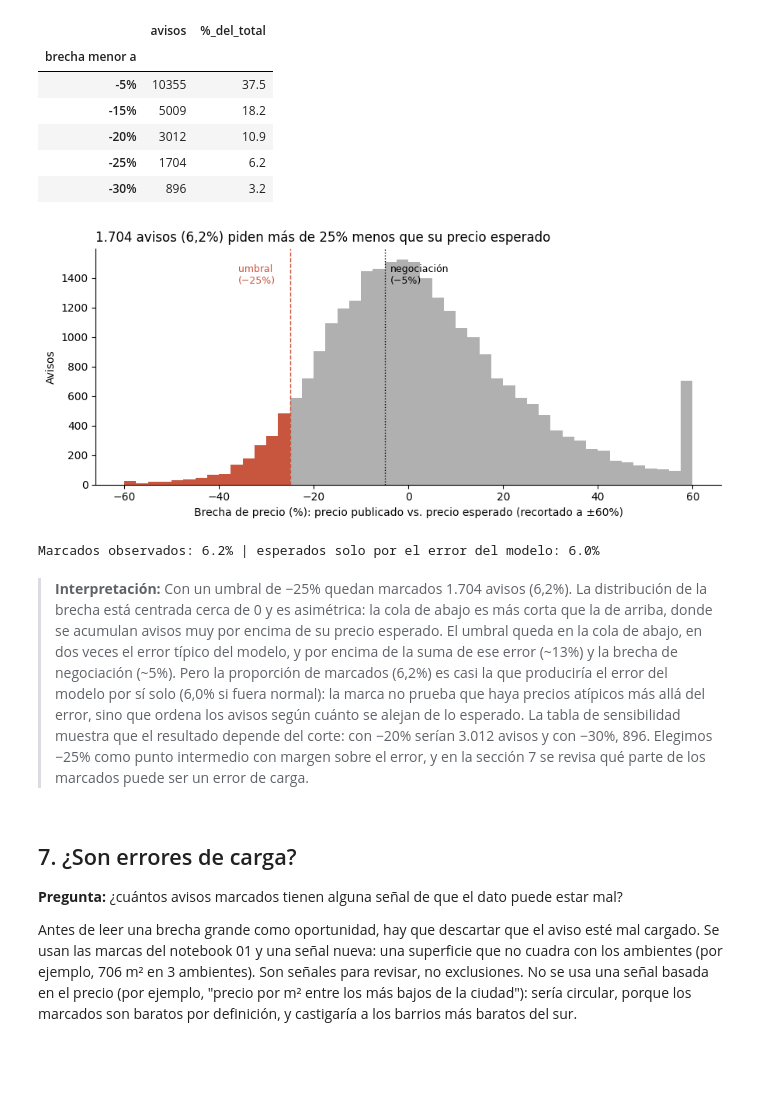
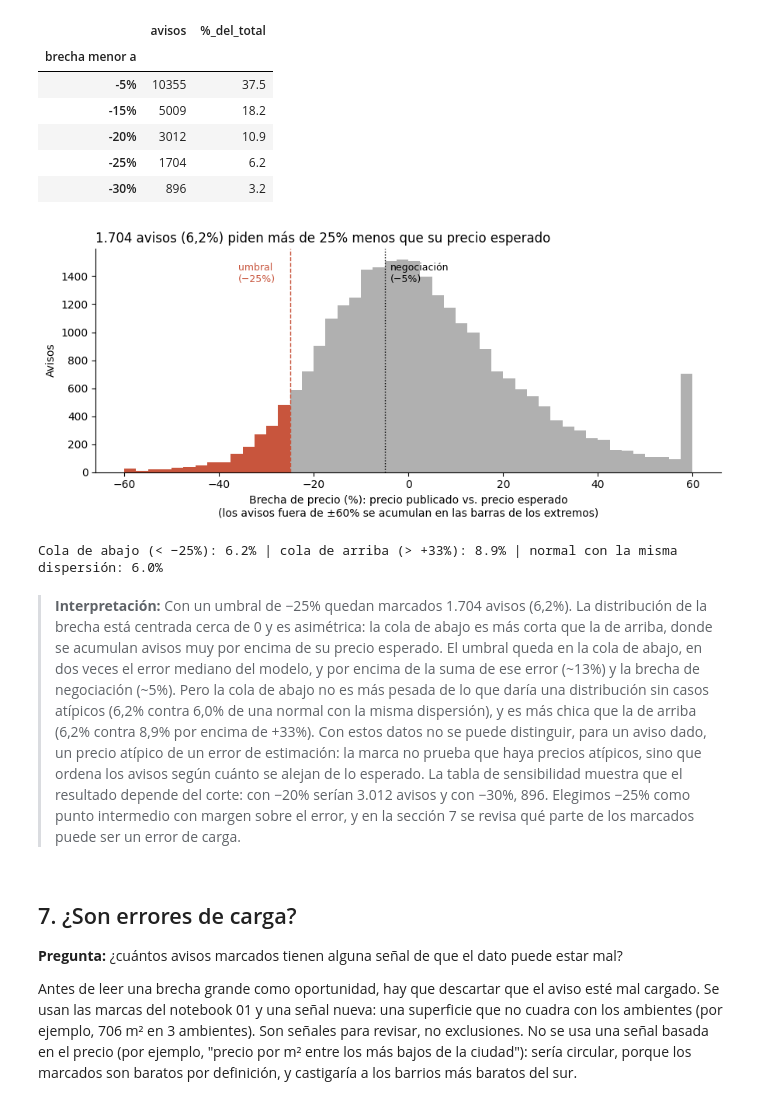
Before and after one commit to gbuhler-itba/TP-Analitica-Descriptiva, a Jupyter notebook: notebooks/03_precio_esperado.ipynb, the cells around one changed output. Drawn from its saved outputs; the diff is of its cells as text; code cells hidden in the pictures; blank space fills up the shorter version.

```diff
--- a/notebooks/03_precio_esperado.ipynb
+++ b/notebooks/03_precio_esperado.ipynb
@@ -236,35 +255,38 @@ sensibilidad
 # %%
 fig, ax = plt.subplots(figsize=(9, 4))
 valores = 100 * df["brecha"].clip(-0.6, 0.6)
 ax.hist(valores, bins=np.arange(-60, 61, 2.5), color=GRIS)
 ax.hist(valores[df["brecha"] < PARAMS["umbral"]], bins=np.arange(-60, 61, 2.5), color=ROJO)
 ax.axvline(100 * PARAMS["brecha_negociacion"], color="black", ls=":", lw=1)
 ax.axvline(100 * PARAMS["umbral"], color=ROJO, ls="--", lw=1)
 ax.annotate("negociación\n(−5%)", (100 * PARAMS["brecha_negociacion"], ax.get_ylim()[1] * 0.85), xytext=(5, 0),
             textcoords="offset points", fontsize=9)
 ax.annotate("umbral\n(−25%)", (100 * PARAMS["umbral"], ax.get_ylim()[1] * 0.85), xytext=(-48, 0),
             textcoords="offset points", fontsize=9, color=ROJO)
-ax.set_xlabel("Brecha de precio (%): precio publicado vs. precio esperado (recortado a ±60%)")
+ax.set_xlabel("Brecha de precio (%): precio publicado vs. precio esperado\n(los avisos fuera de ±60% se acumulan en las barras de los extremos)")
 ax.set_ylabel("Avisos")
 n = (df["brecha"] < PARAMS["umbral"]).sum()
-ax.set_title(f"{n:,} avisos ({100 * n / len(df):.1f}%) piden más de 25% menos que su precio esperado".replace(",", "X").replace(".", ",").replace("X", "."), loc="left")
+ax.set_title(f"{formato_ar(n)} avisos ({formato_ar(100 * n / len(df), 1)}%) piden más de 25% menos que su precio esperado", loc="left")
 ax.spines[["top", "right"]].set_visible(False)
 plt.tight_layout()
 plt.show()
 # %% [output]
-[figure, old version]
+[figure, new version]
 # %%
-# ¿Cuántos avisos se marcarían si toda la brecha fuera error del modelo?
-# Se ajusta una normal a log(1 + brecha) con un desvío robusto (MAD) y se mira su cola por debajo del umbral
+# ¿La cola de abajo es más pesada de lo esperable? Se compara con la cola de arriba, a la misma distancia
+# en escala log (−25% equivale a +33%), y con una normal de la misma dispersión (desvío robusto, MAD)
 log_brecha = np.log1p(df["brecha"])
+corte = np.log1p(PARAMS["umbral"])
+abajo = (log_brecha < corte).mean()
+arriba = (log_brecha > -corte).mean()
 desvio_robusto = 1.4826 * np.median(np.abs(log_brecha - log_brecha.median()))
-esperado_ruido = stats.norm.cdf((np.log1p(PARAMS["umbral"]) - log_brecha.median()) / desvio_robusto)
-print(f"Marcados observados: {100 * (df['brecha'] < PARAMS['umbral']).mean():.1f}% | "
-      f"esperados solo por el error del modelo: {100 * esperado_ruido:.1f}%")
+normal = stats.norm.cdf((corte - log_brecha.median()) / desvio_robusto)
+print(f"Cola de abajo (< −25%): {100 * abajo:.1f}% | cola de arriba (> +{100 * (np.exp(-corte) - 1):.0f}%): {100 * arriba:.1f}% | "
+      f"normal con la misma dispersión: {100 * normal:.1f}%")
 # %% [output]
-Marcados observados: 6.2% | esperados solo por el error del modelo: 6.0%
+Cola de abajo (< −25%): 6.2% | cola de arriba (> +33%): 8.9% | normal con la misma dispersión: 6.0%
 # %% [markdown]
-> **Interpretación:** Con un umbral de −25% quedan marcados 1.704 avisos (6,2%). La distribución de la brecha está centrada cerca de 0 y es asimétrica: la cola de abajo es más corta que la de arriba, donde se acumulan avisos muy por encima de su precio esperado. El umbral queda en la cola de abajo, en dos veces el error típico del modelo, y por encima de la suma de ese error (~13%) y la brecha de negociación (~5%). Pero la proporción de marcados (6,2%) es casi la que produciría el error del modelo por sí solo (6,0% si fuera normal): la marca no prueba que haya precios atípicos más allá del error, sino que ordena los avisos según cuánto se alejan de lo esperado. La tabla de sensibilidad muestra que el resultado depende del corte: con −20% serían 3.012 avisos y con −30%, 896. Elegimos −25% como punto intermedio con margen sobre el error, y en la sección 7 se revisa qué parte de los marcados puede ser un error de carga.
+> **Interpretación:** Con un umbral de −25% quedan marcados 1.704 avisos (6,2%). La distribución de la brecha está centrada cerca de 0 y es asimétrica: la cola de abajo es más corta que la de arriba, donde se acumulan avisos muy por encima de su precio esperado. El umbral queda en la cola de abajo, en dos veces el error mediano del modelo, y por encima de la suma de ese error (~13%) y la brecha de negociación (~5%). Pero la cola de abajo no es más pesada de lo que daría una distribución sin casos atípicos (6,2% contra 6,0% de una normal con la misma dispersión), y es más chica que la de arriba (6,2% contra 8,9% por encima de +33%). Con estos datos no se puede distinguir, para un aviso dado, un precio atípico de un error de estimación: la marca no prueba que haya precios atípicos, sino que ordena los avisos según cuánto se alejan de lo esperado. La tabla de sensibilidad muestra que el resultado depende del corte: con −20% serían 3.012 avisos y con −30%, 896. Elegimos −25% como punto intermedio con margen sobre el error, y en la sección 7 se revisa qué parte de los marcados puede ser un error de carga.
 # %% [markdown]
 ## 7. ¿Son errores de carga?
 
```
Also changed, not shown: parts of 25 cells of this notebook, 12 other files.
